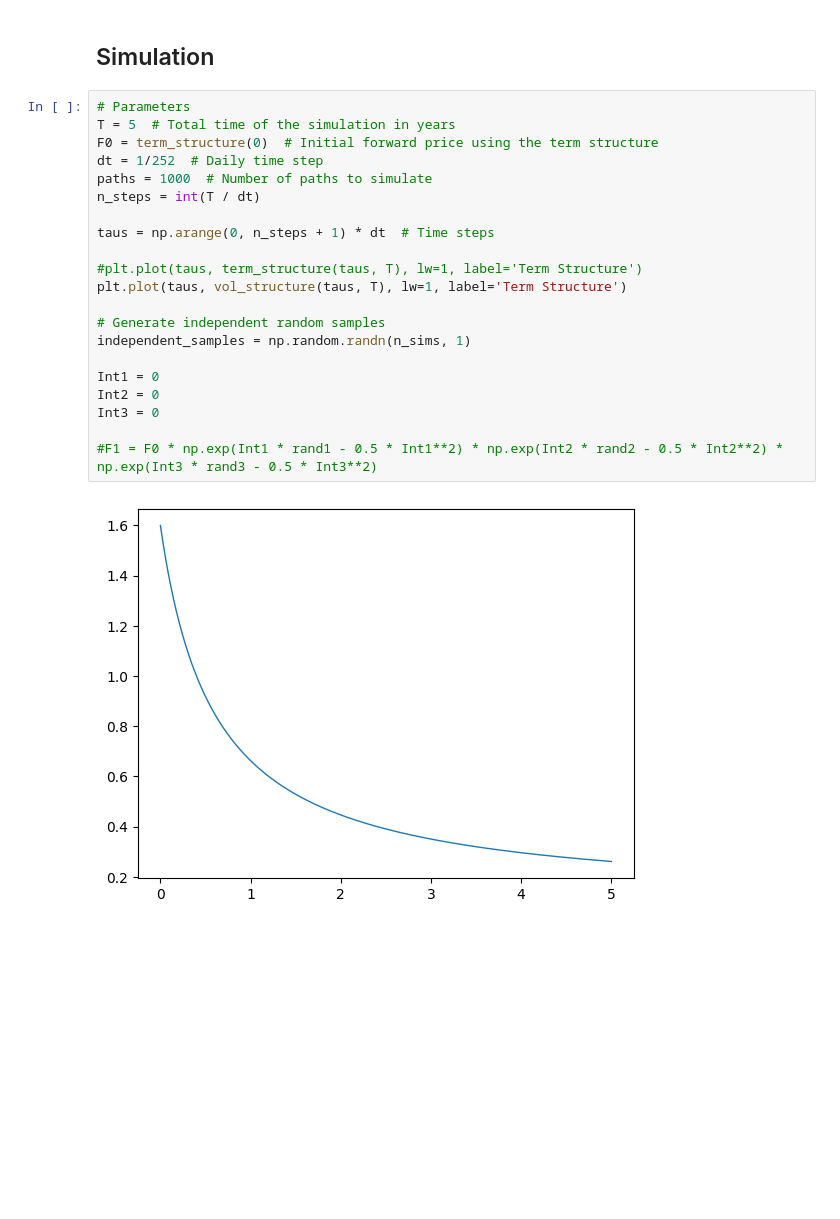
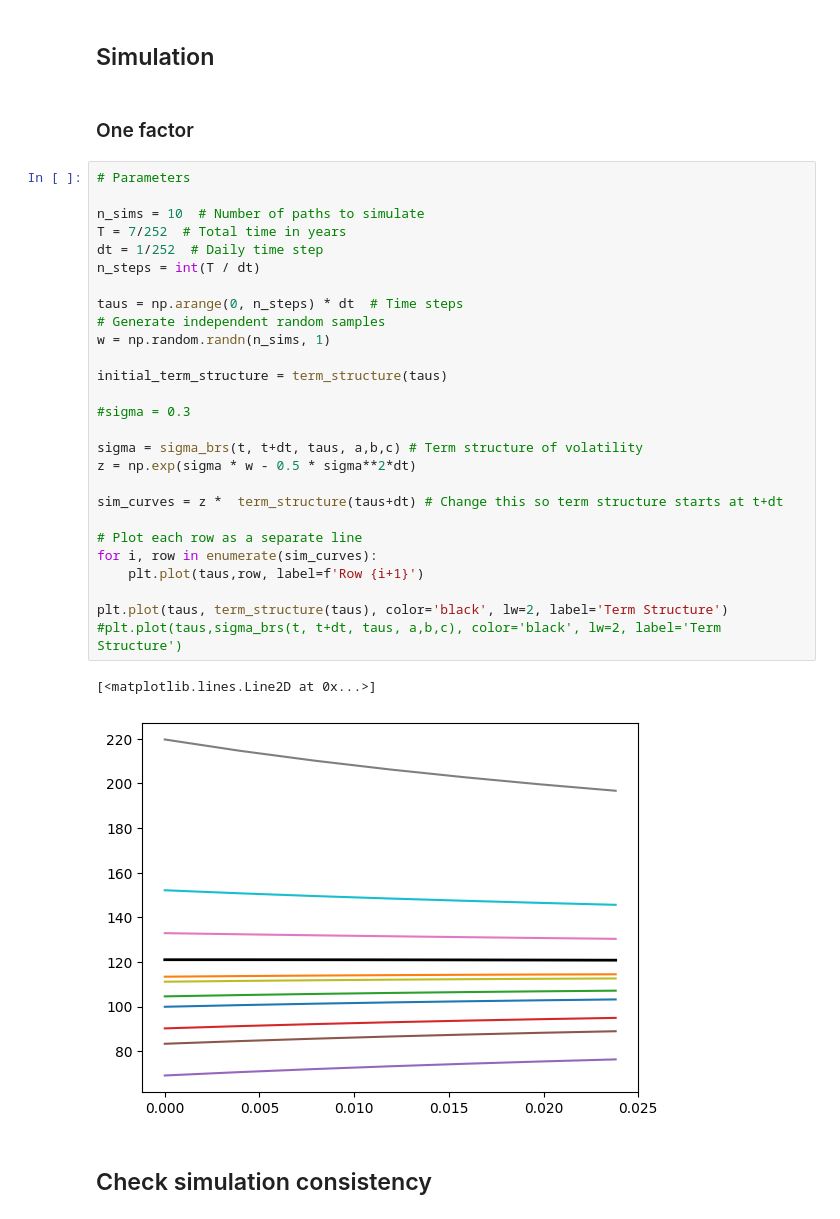
Before and after one commit to bmyksvoll/curves, a Jupyter notebook: bsr_simulation.ipynb, the cells around one changed output. Cells and saved outputs as stored; diff of their text form; blank space fills up the shorter version.

```diff
--- a/bsr_simulation.ipynb
+++ b/bsr_simulation.ipynb
@@ -91,25 +97,36 @@ plt.plot(taus, vol_structure(taus, T), lw=1, label='Volatility Structure')
 # %% [markdown]
 ## Simulation
-# %%
-# Parameters
-T = 5  # Total time of the simulation in years
-F0 = term_structure(0)  # Initial forward price using the term structure
-dt = 1/252  # Daily time step
-paths = 1000  # Number of paths to simulate
-n_steps = int(T / dt)
-
-taus = np.arange(0, n_steps + 1) * dt  # Time steps
-
-#plt.plot(taus, term_structure(taus, T), lw=1, label='Term Structure')
-plt.plot(taus, vol_structure(taus, T), lw=1, label='Term Structure')
-
-# Generate independent random samples
-independent_samples = np.random.randn(n_sims, 1)
-
-Int1 = 0
-Int2 = 0
-Int3 = 0
-
-#F1 = F0 * np.exp(Int1 * rand1 - 0.5 * Int1**2) * np.exp(Int2 * rand2 - 0.5 * Int2**2) * np.exp(Int3 * rand3 - 0.5 * Int3**2)
-# %% [output]
-[figure, removed]
+# %% [markdown]
+### One factor
+# %%
+# Parameters
+
+n_sims = 10  # Number of paths to simulate
+T = 7/252  # Total time in years
+dt = 1/252  # Daily time step
+n_steps = int(T / dt)
+
+taus = np.arange(0, n_steps) * dt  # Time steps
+# Generate independent random samples
+w = np.random.randn(n_sims, 1)
+
+initial_term_structure = term_structure(taus)
+
+#sigma = 0.3
+
+sigma = sigma_brs(t, t+dt, taus, a,b,c) # Term structure of volatility
+z = np.exp(sigma * w - 0.5 * sigma**2*dt)
+
+sim_curves = z *  term_structure(taus+dt) # Change this so term structure starts at t+dt
+
+# Plot each row as a separate line
+for i, row in enumerate(sim_curves):
+    plt.plot(taus,row, label=f'Row {i+1}')
+
+plt.plot(taus, term_structure(taus), color='black', lw=2, label='Term Structure')
+#plt.plot(taus,sigma_brs(t, t+dt, taus, a,b,c), color='black', lw=2, label='Term Structure')
+# %% [output]
+[<matplotlib.lines.Line2D at 0x...>]
+[figure, added]
+# %% [markdown]
+## Check simulation consistency
```
Also changed, not shown: parts of 2 cells of this notebook.
